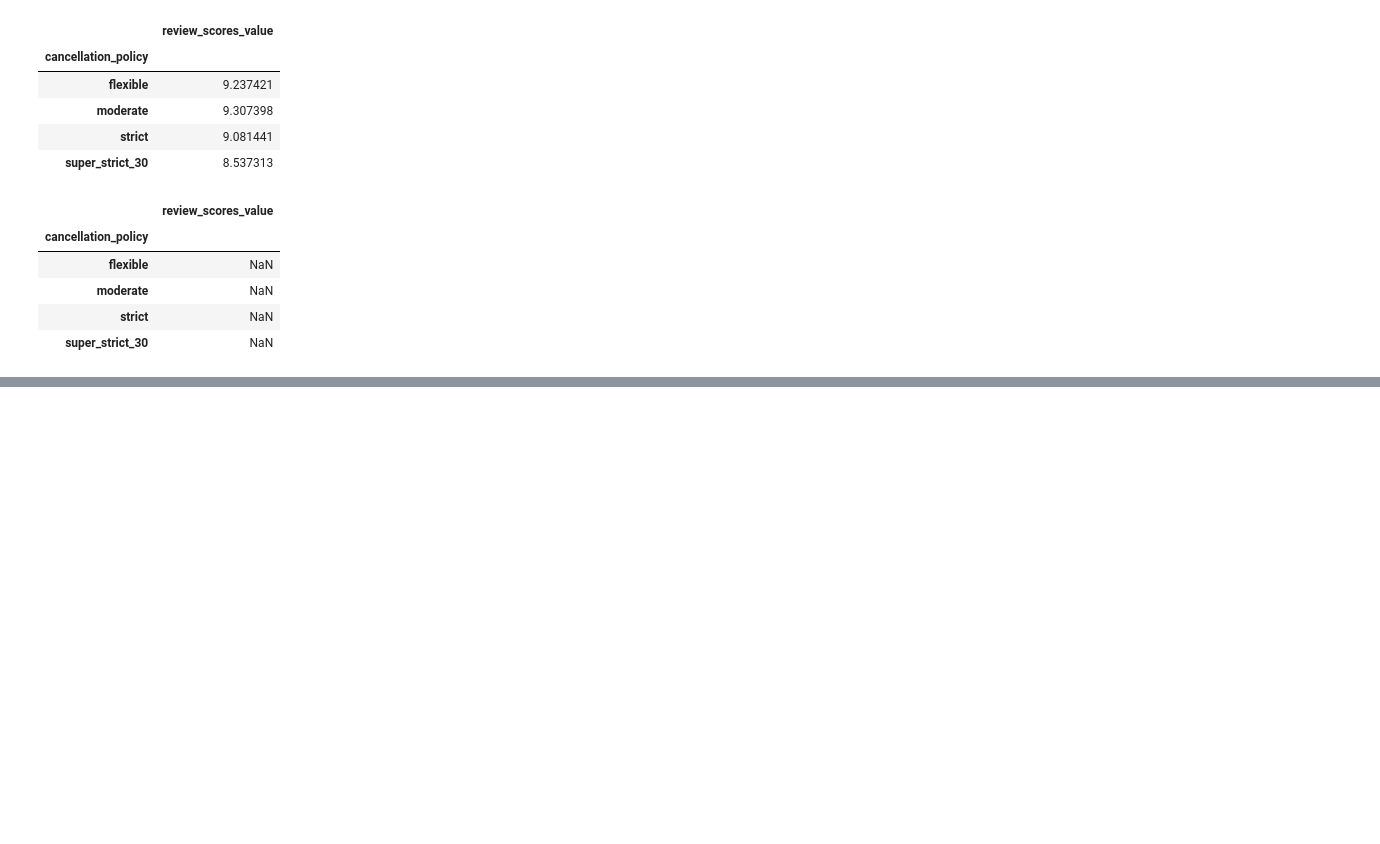
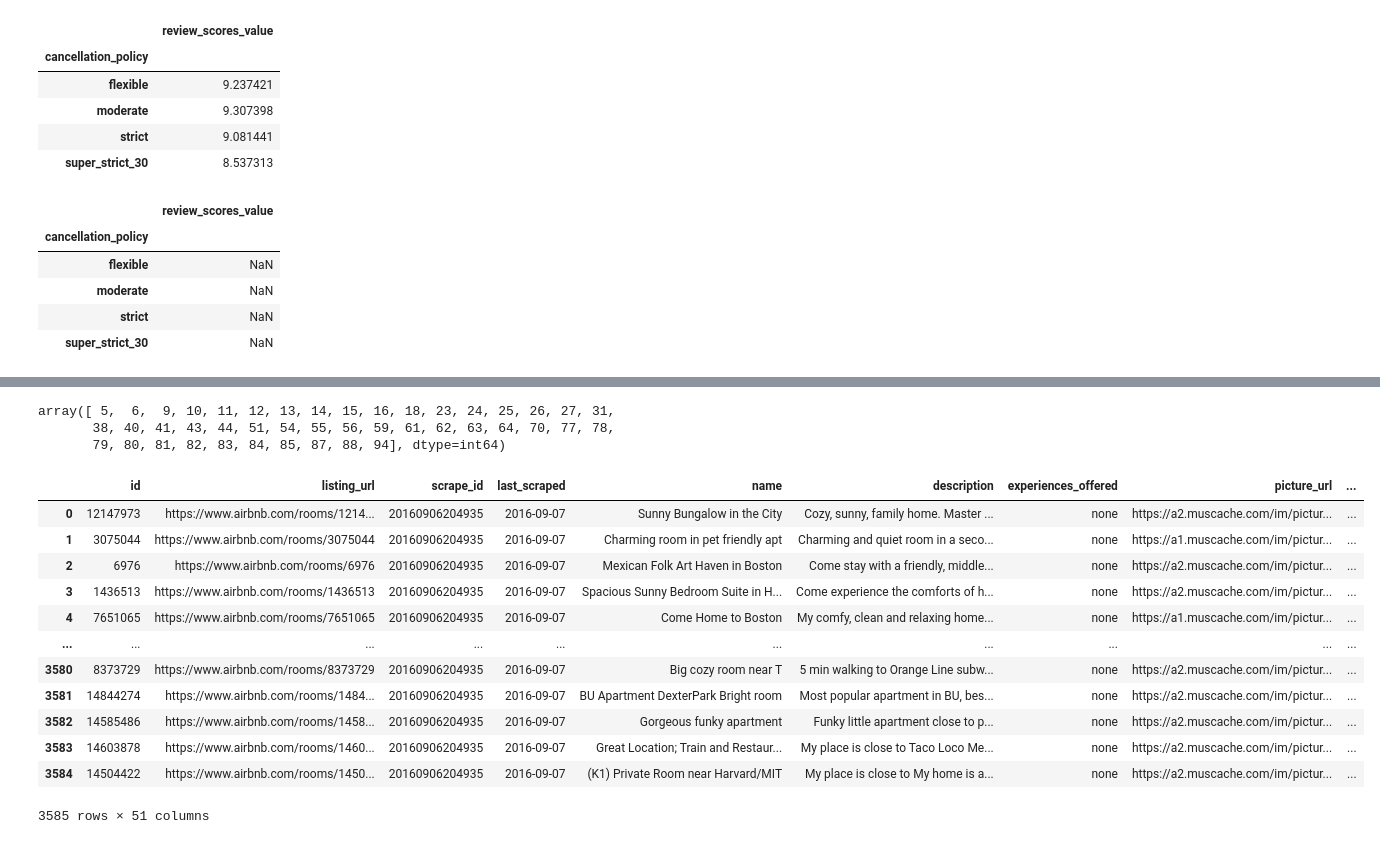
Before and after one commit to anoban/Introduction-to-Data-Science-in-Python, a Jupyter notebook: Anoban/GroupBy.ipynb, the cells around one changed output, grey strips where cells are left out. Drawn from its saved outputs; the diff is of its cells as text; code cells hidden in the pictures; blank space fills up the shorter version.

```diff
--- a/Anoban/GroupBy.ipynb
+++ b/Anoban/GroupBy.ipynb
@@ -251,0 +278,3 @@ airbnb.groupby("cancellation_policy").agg({"review_scores_value": np.average})
+# %%
+[tuple(data_frame.index.unique()[0]) for froup_label, data_frame in \
+        airbnb.set_index(["cancellation_policy", "review_scores_value"]).groupby(level = [0, 1])]
@@ -251,0 +299,2 @@ airbnb.groupby("cancellation_policy").agg({"review_scores_value": np.average})
+# %%
+airbnb.loc[np.logical_not(airbnb.review_scores_value.isna()), :].set_index(["cancellation_policy", "review_scores_value"]).sort_index()
@@ -251,0 +323,3 @@ airbnb.groupby("cancellation_policy").agg({"review_scores_value": np.average})
+# %%
+airbnb.set_index(["cancellation_policy", "review_scores_value"], inplace = True)
+airbnb.sort_index(inplace = True)
@@ -251,0 +378,22 @@ airbnb.groupby("cancellation_policy").agg({"review_scores_value": np.average})
+# %%
+np.where(airbnb.isna().apply(np.sum, axis = 0) > 0.4)[0]
+# %% [output]
+array([ 5,  6,  9, 10, 11, 12, 13, 14, 15, 16, 18, 23, 24, 25, 26, 27, 31,
+       38, 40, 41, 43, 44, 51, 54, 55, 56, 59, 61, 62, 63, 64, 70, 77, 78,
+       79, 80, 81, 82, 83, 84, 85, 87, 88, 94], dtype=int64)
+# %%
+airbnb.drop(airbnb.columns[np.where(airbnb.isna().apply(np.sum, axis = 0) > 0.1)[0]], axis = 1)
+# %% [output]
+|  | id | listing_url | scrape_id | last_scraped | name | description | experiences_offered | picture_url | ... |
+| 0 | 12147973 | https://www.airbnb.com/rooms/1214... | 20160906204935 | 2016-09-07 | Sunny Bungalow in the City | Cozy, sunny, family home. Master ... | none | https://a2.muscache.com/im/pictur... | ... |
+| 1 | 3075044 | https://www.airbnb.com/rooms/3075044 | 20160906204935 | 2016-09-07 | Charming room in pet friendly apt | Charming and quiet room in a seco... | none | https://a1.muscache.com/im/pictur... | ... |
+| 2 | 6976 | https://www.airbnb.com/rooms/6976 | 20160906204935 | 2016-09-07 | Mexican Folk Art Haven in Boston | Come stay with a friendly, middle... | none | https://a2.muscache.com/im/pictur... | ... |
+| 3 | 1436513 | https://www.airbnb.com/rooms/1436513 | 20160906204935 | 2016-09-07 | Spacious Sunny Bedroom Suite in H... | Come experience the comforts of h... | none | https://a2.muscache.com/im/pictur... | ... |
+| 4 | 7651065 | https://www.airbnb.com/rooms/7651065 | 20160906204935 | 2016-09-07 | Come Home to Boston | My comfy, clean and relaxing home... | none | https://a1.muscache.com/im/pictur... | ... |
+| ... | ... | ... | ... | ... | ... | ... | ... | ... | ... |
+| 3580 | 8373729 | https://www.airbnb.com/rooms/8373729 | 20160906204935 | 2016-09-07 | Big cozy room near T | 5 min walking to Orange Line subw... | none | https://a2.muscache.com/im/pictur... | ... |
+| 3581 | 14844274 | https://www.airbnb.com/rooms/1484... | 20160906204935 | 2016-09-07 | BU Apartment DexterPark Bright room | Most popular apartment in BU, bes... | none | https://a2.muscache.com/im/pictur... | ... |
+| 3582 | 14585486 | https://www.airbnb.com/rooms/1458... | 20160906204935 | 2016-09-07 | Gorgeous funky apartment | Funky little apartment close to p... | none | https://a2.muscache.com/im/pictur... | ... |
+| 3583 | 14603878 | https://www.airbnb.com/rooms/1460... | 20160906204935 | 2016-09-07 | Great Location; Train and Restaur... | My place is close to Taco Loco Me... | none | https://a2.muscache.com/im/pictur... | ... |
+| 3584 | 14504422 | https://www.airbnb.com/rooms/1450... | 20160906204935 | 2016-09-07 | (K1) Private Room near Harvard/MIT | My place is close to My home is a... | none | https://a2.muscache.com/im/pictur... | ... |
+3585 rows × 51 columns
```
Also changed, not shown: parts of 13 cells of this notebook, 3 other files.
